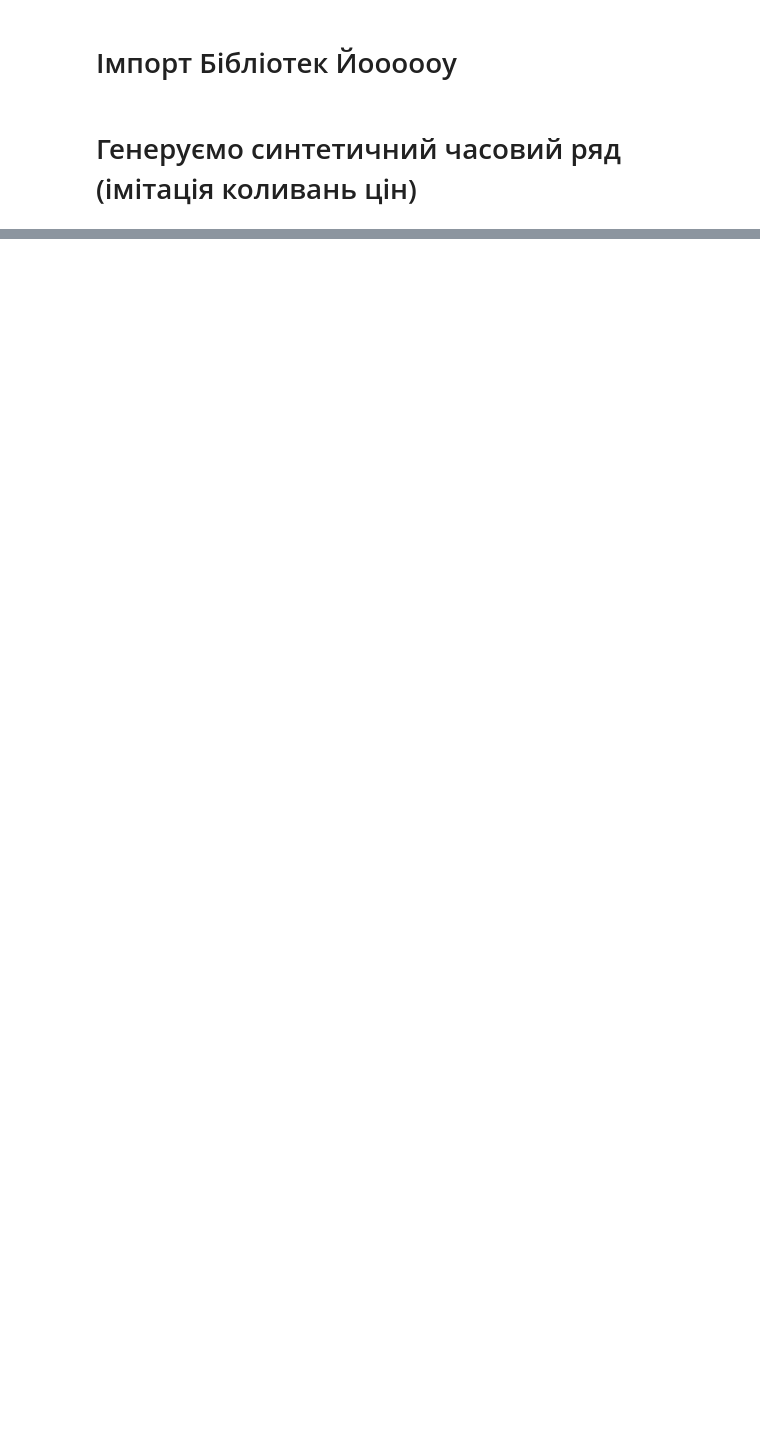
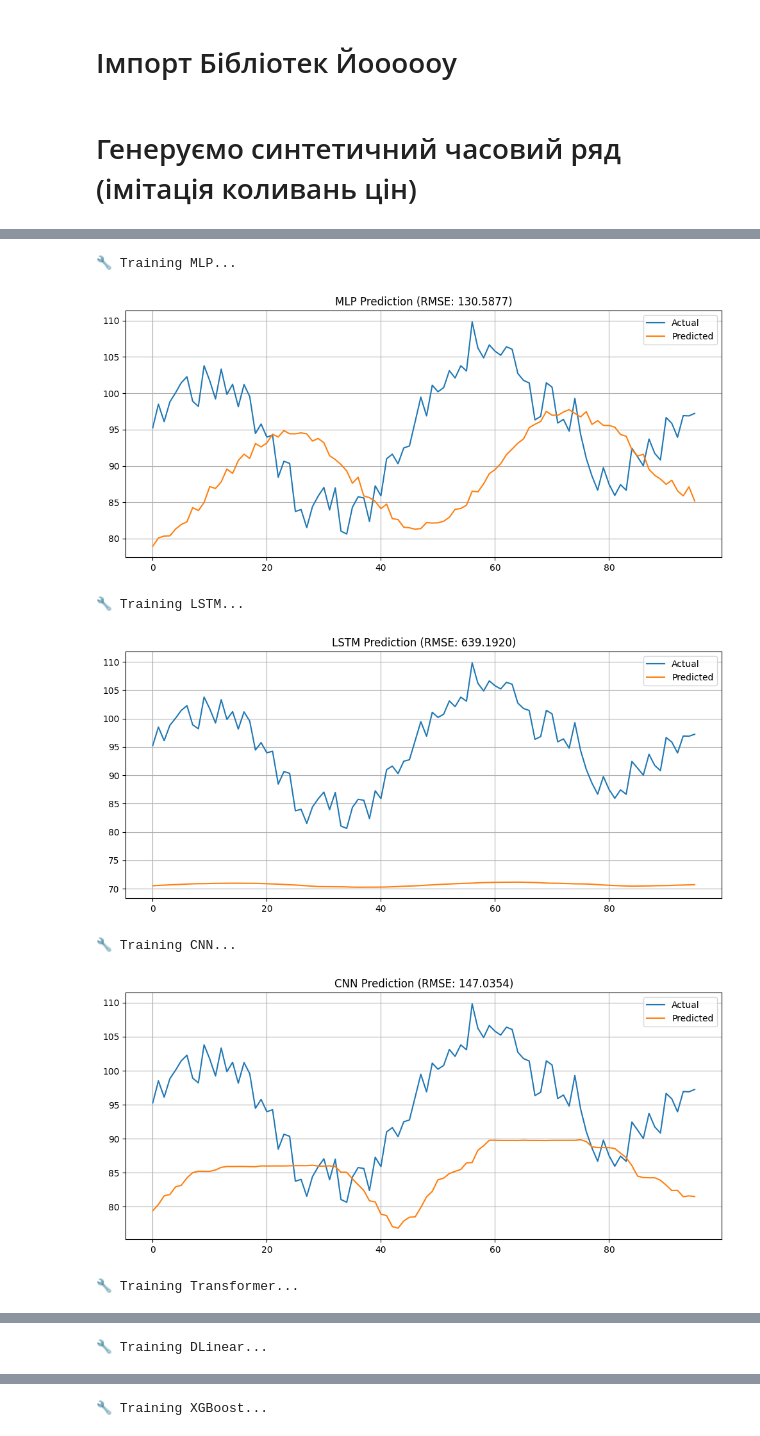
Before and after one commit to ParaskaBohdan/Diplom, a Jupyter notebook: big_data/Untilted_File_1337.ipynb, the cells around one changed output, grey strips where cells are left out. Saved outputs shown, nothing was run; the diff lists cells and outputs as text; code cells hidden in the pictures; blank space fills up the shorter version.

Commit message:
LTSM CNN Transformer MPL Dlinear models

```diff
--- a/big_data/Untilted_File_1337.ipynb
+++ b/big_data/Untilted_File_1337.ipynb
@@ -82,0 +345,17 @@ test_loader = DataLoader(test_dataset, batch_size=32, shuffle=False)
+# %%
+# CNN: здатна виділяти локальні патерни в часових рядах — чудово працює як фільтр ознак
+
+class CNNModel(nn.Module):
+    def __init__(self, input_size, seq_len=10):
+        super(CNNModel, self).__init__()
+        self.conv1 = nn.Conv1d(in_channels=1, out_channels=32, kernel_size=3)
+        self.relu = nn.ReLU()
+        self.pool = nn.AdaptiveMaxPool1d(1)
+        self.fc = nn.Linear(32, 1)
+
+    def forward(self, x):
+        x = x.view(x.size(0), 1, -1)  # reshape для Conv1d
+        x = self.relu(self.conv1(x))
+        x = self.pool(x)
+        x = x.view(x.size(0), -1)
+        return self.fc(x)
@@ -82,0 +399,11 @@ test_loader = DataLoader(test_dataset, batch_size=32, shuffle=False)
+# %%
+# DLinear: простий і ефективний метод від Microsoft, який розділяє тренд і сезонність — дуже легкий, але дає хороші результати
+
+class DLinear(nn.Module):
+    def __init__(self, seq_len):
+        super(DLinear, self).__init__()
+        self.linear = nn.Linear(seq_len, 1)
+
+    def forward(self, x):
+        x = x.view(x.size(0), -1)
+        return self.linear(x)
@@ -82,0 +518,22 @@ test_loader = DataLoader(test_dataset, batch_size=32, shuffle=False)
+# %%
+results = {}
+
+run_torch_model("MLP", MLPModel(input_size=20, hidden_size=64), X_train, y_train, X_test, y_test, scaler, results)
+run_torch_model("LSTM", LSTMModel(input_size=1), X_train, y_train, X_test, y_test, scaler, results)
+run_torch_model("CNN", CNNModel(input_size=1), X_train, y_train, X_test, y_test, scaler, results)
+run_torch_model("Transformer", TransformerModel(input_size=1, seq_len=X_train.shape[1]), X_train, y_train, X_test, y_test, scaler, results)
+run_torch_model("DLinear", DLinear(seq_len=X_train.shape[1]), X_train, y_train, X_test, y_test, scaler, results)
+run_xgboost(X_train, y_train, X_test, y_test, scaler, results)
+
+# 📈 Підсумок
+print("\n📈 RMSE Results Summary:")
+for model_name, rmse in results.items():
+    print(f"{model_name:20s}: RMSE = {rmse:.4f}")
+# %% [output]
+🔧 Training MLP...
+[figure, added]
+🔧 Training LSTM...
+[figure, added]
+🔧 Training CNN...
+[figure, added]
+🔧 Training Transformer...
@@ -82,0 +541 @@ test_loader = DataLoader(test_dataset, batch_size=32, shuffle=False)
+🔧 Training DLinear...
@@ -82,0 +543 @@ test_loader = DataLoader(test_dataset, batch_size=32, shuffle=False)
+🔧 Training XGBoost...
```
Also changed, not shown: parts of 23 cells of this notebook, 3 other files.
